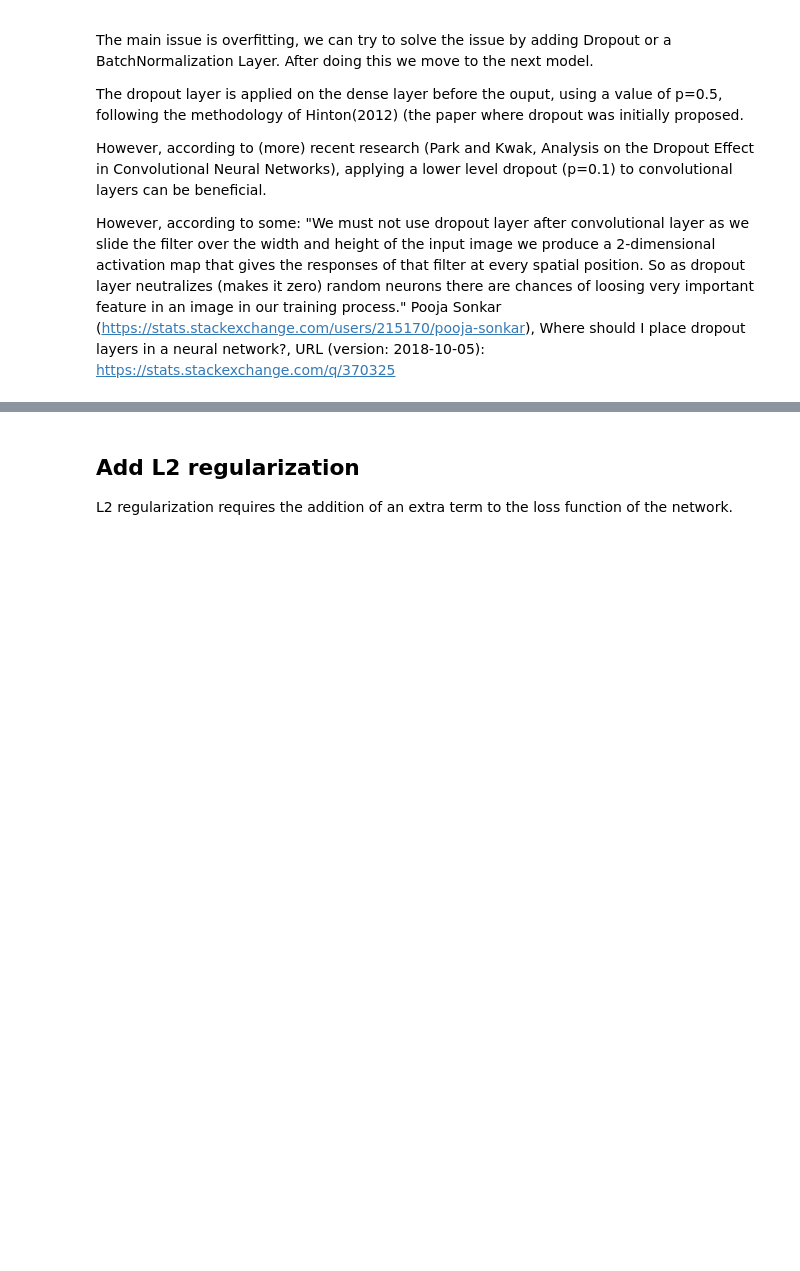
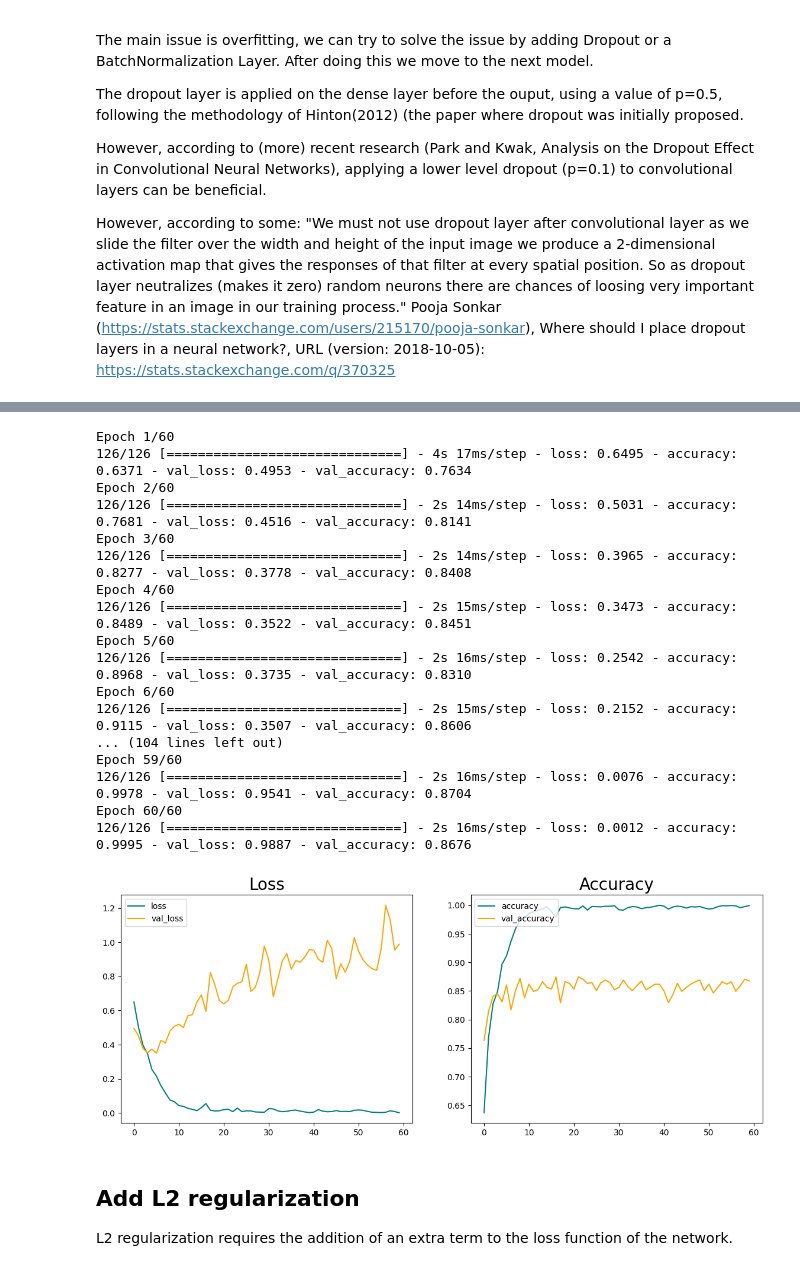
Before and after one commit to LucaPeg/ML_project, a Jupyter notebook: analysis.ipynb, the cells around one changed output, grey strips where cells are left out. Cells and saved outputs as stored; diff of their text form; code cells hidden in the pictures; blank space fills up the shorter version.

Commit message:
Added second model with BN, L2 regularization, etc.

```diff
--- a/analysis.ipynb
+++ b/analysis.ipynb
@@ -14,3 +21,22 @@ import pickle
+# %%
+def plot_loss_accuracy(histo):
+
+  """This function plots the results of a model"""
+  fig, axs = plt.subplots(1, 2, figsize=(14, 5))
+
+  # Plot loss
+  axs[0].plot(histo.history['loss'], color='teal', label='loss')
+  axs[0].plot(histo.history['val_loss'], color='orange', label='val_loss')
+  axs[0].set_title('Loss', fontsize=20)
+  axs[0].legend(loc='upper left')
+
+  # Plot accuracy
+  axs[1].plot(histo.history['accuracy'], color='teal', label='accuracy')
+  axs[1].plot(histo.history['val_accuracy'], color='orange', label='val_accuracy')
+  axs[1].set_title('Accuracy', fontsize=20)
+  axs[1].legend(loc='upper left')
+
+  plt.show()
 # %%
 # connect to drive
 from google.colab import drive
@@ -182,7 +196,7 @@ model0d.add(MaxPooling2D())
 model0d.add(Conv2D(32, (3, 3), 1, activation='relu'))
 model0d.add(MaxPooling2D())
 
-model0d.add(Conv2D(16, (3, 3), 1, activation='relu'))
+model0d.add(Conv2D(64, (3, 3), 1, activation='relu'))
 model0d.add(MaxPooling2D())
 
 model0d.add(Flatten())
@@ -197,14 +229,33 @@ model0d.summary()
 # %%
 # get the history of the model with dropout
 
 hist0d = model0d.fit(img_train,
                    label_train,
                    batch_size = 32,
-                   epochs=20,
+                   epochs = 60,
                    validation_split = 0.15
                    )
 
 plot_loss_accuracy(hist0d)
+# %% [output]
+Epoch 1/60
+126/126 [==============================] - 4s 17ms/step - loss: 0.6495 - accuracy: 0.6371 - val_loss: 0.4953 - val_accuracy: 0.7634
+Epoch 2/60
+126/126 [==============================] - 2s 14ms/step - loss: 0.5031 - accuracy: 0.7681 - val_loss: 0.4516 - val_accuracy: 0.8141
+Epoch 3/60
+126/126 [==============================] - 2s 14ms/step - loss: 0.3965 - accuracy: 0.8277 - val_loss: 0.3778 - val_accuracy: 0.8408
+Epoch 4/60
+126/126 [==============================] - 2s 15ms/step - loss: 0.3473 - accuracy: 0.8489 - val_loss: 0.3522 - val_accuracy: 0.8451
+Epoch 5/60
+126/126 [==============================] - 2s 16ms/step - loss: 0.2542 - accuracy: 0.8968 - val_loss: 0.3735 - val_accuracy: 0.8310
+Epoch 6/60
+126/126 [==============================] - 2s 15ms/step - loss: 0.2152 - accuracy: 0.9115 - val_loss: 0.3507 - val_accuracy: 0.8606
+... (104 lines left out)
+Epoch 59/60
+126/126 [==============================] - 2s 16ms/step - loss: 0.0076 - accuracy: 0.9978 - val_loss: 0.9541 - val_accuracy: 0.8704
+Epoch 60/60
+126/126 [==============================] - 2s 16ms/step - loss: 0.0012 - accuracy: 0.9995 - val_loss: 0.9887 - val_accuracy: 0.8676
+[figure, added]
 # %% [markdown]
 ## Add L2 regularization
 L2 regularization requires the addition of an extra term to the loss function of the network.
```
Also changed, not shown: parts of 36 cells of this notebook.
